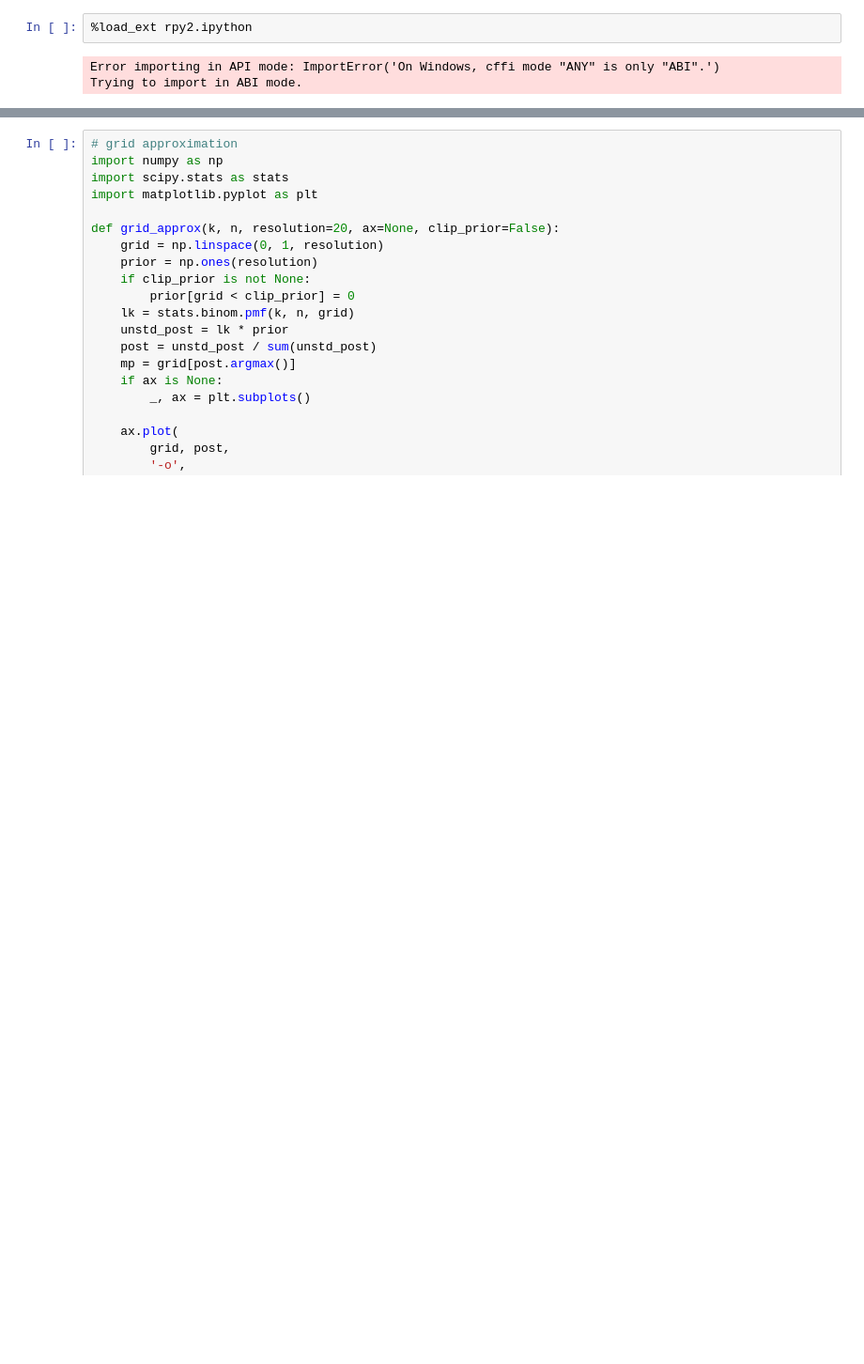
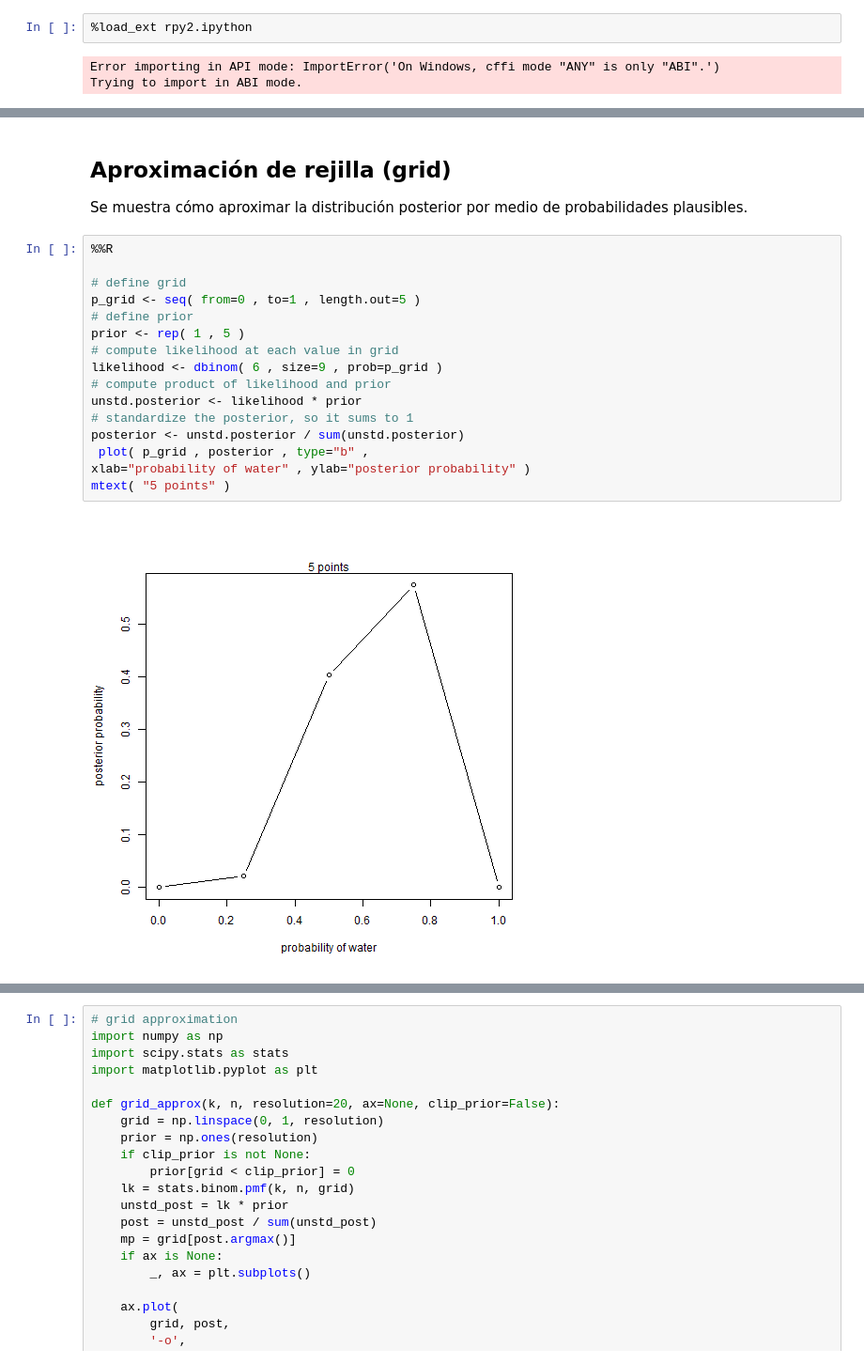
Before and after one commit to chrisdewa/christats, a Jupyter notebook: notebooks/rethinking/chap2.ipynb, the cells around one changed output, grey strips where cells are left out. Shown at 94% size. Saved outputs shown, nothing was run; the diff lists cells and outputs as text; blank space fills up the shorter version.

Commit message:
mejoras y distribución

```diff
--- a/notebooks/rethinking/chap2.ipynb
+++ b/notebooks/rethinking/chap2.ipynb
@@ -49,0 +67,21 @@ for i, k in enumerate((1, 0, 1, 1, 1, 0, 1, 0, 1), start=1):
+# %% [markdown]
+## Aproximación de rejilla (grid)
+Se muestra cómo aproximar la distribución posterior por medio de probabilidades plausibles.
+# %%
+%%R
+
+# define grid
+p_grid <- seq( from=0 , to=1 , length.out=5 )
+# define prior
+prior <- rep( 1 , 5 )
+# compute likelihood at each value in grid
+likelihood <- dbinom( 6 , size=9 , prob=p_grid )
+# compute product of likelihood and prior
+unstd.posterior <- likelihood * prior
+# standardize the posterior, so it sums to 1
+posterior <- unstd.posterior / sum(unstd.posterior)
+ plot( p_grid , posterior , type="b" ,
+xlab="probability of water" , ylab="posterior probability" )
+mtext( "5 points" )
+# %% [output]
+[figure, added]
```
Also changed, not shown: parts of 12 cells of this notebook.
